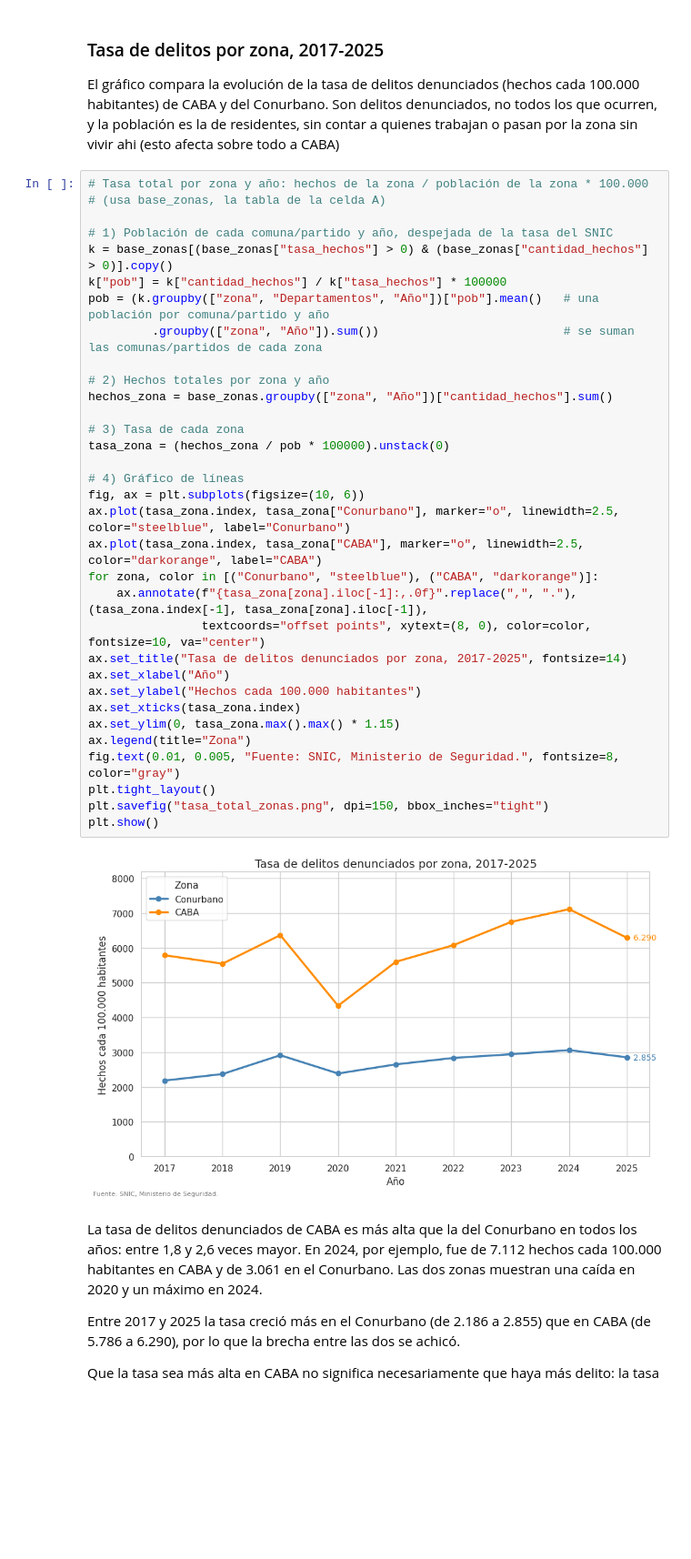
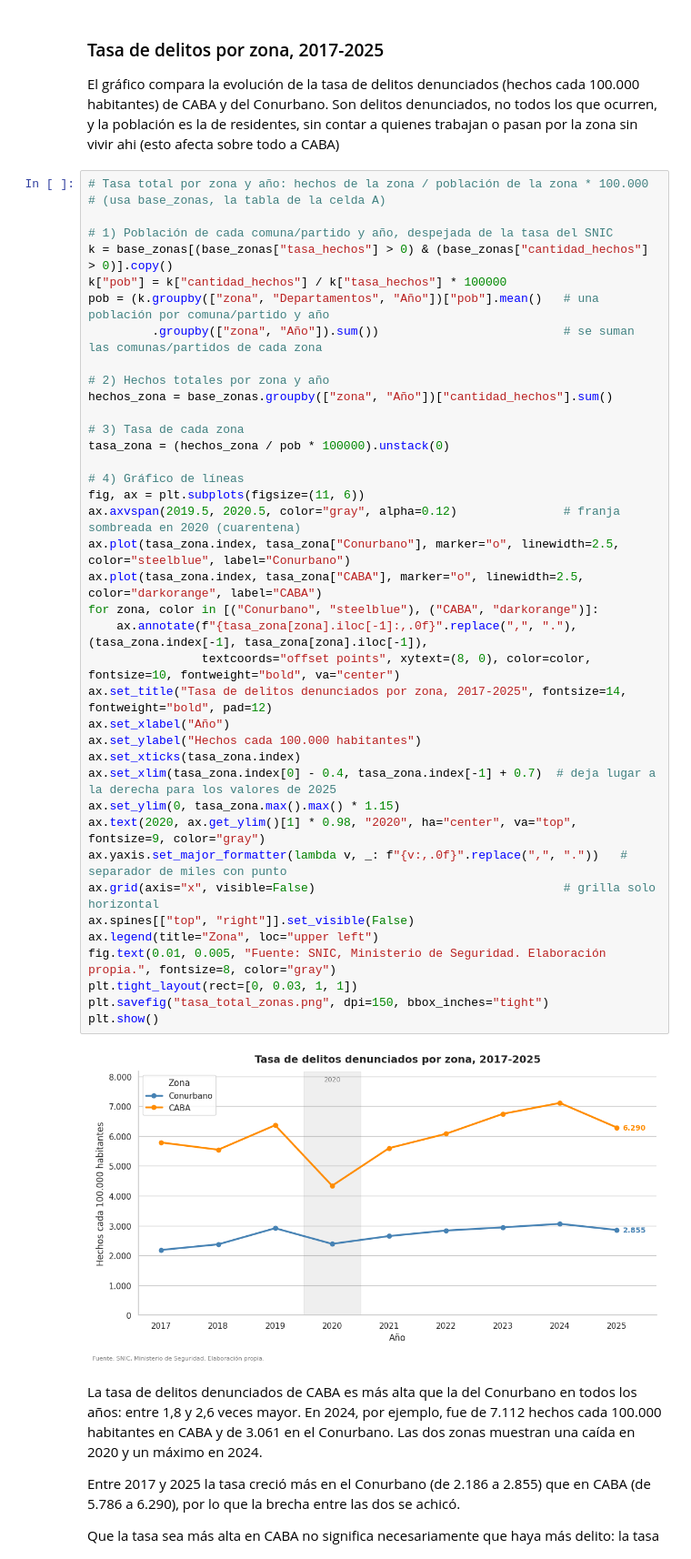
Before and after one commit to bauhaushm/TP-Delito_en_AMBA, a Jupyter notebook: TP_Delito.ipynb, the cells around one changed output. Shown at 91% size. Cells and saved outputs as stored; diff of their text form; blank space fills up the shorter version.

```diff
--- a/TP_Delito.ipynb
+++ b/TP_Delito.ipynb
@@ -693,38 +693,44 @@ y del Conurbano. Son delitos denunciados, no todos los que ocurren, y la poblaci
 # %%
 # Tasa total por zona y año: hechos de la zona / población de la zona * 100.000
 # (usa base_zonas, la tabla de la celda A)
 
 # 1) Población de cada comuna/partido y año, despejada de la tasa del SNIC
 k = base_zonas[(base_zonas["tasa_hechos"] > 0) & (base_zonas["cantidad_hechos"] > 0)].copy()
 k["pob"] = k["cantidad_hechos"] / k["tasa_hechos"] * 100000
 pob = (k.groupby(["zona", "Departamentos", "Año"])["pob"].mean()   # una población por comuna/partido y año
          .groupby(["zona", "Año"]).sum())                          # se suman las comunas/partidos de cada zona
 
 # 2) Hechos totales por zona y año
 hechos_zona = base_zonas.groupby(["zona", "Año"])["cantidad_hechos"].sum()
 
 # 3) Tasa de cada zona
 tasa_zona = (hechos_zona / pob * 100000).unstack(0)
 
 # 4) Gráfico de líneas
-fig, ax = plt.subplots(figsize=(10, 6))
+fig, ax = plt.subplots(figsize=(11, 6))
+ax.axvspan(2019.5, 2020.5, color="gray", alpha=0.12)               # franja sombreada en 2020 (cuarentena)
 ax.plot(tasa_zona.index, tasa_zona["Conurbano"], marker="o", linewidth=2.5, color="steelblue", label="Conurbano")
 ax.plot(tasa_zona.index, tasa_zona["CABA"], marker="o", linewidth=2.5, color="darkorange", label="CABA")
 for zona, color in [("Conurbano", "steelblue"), ("CABA", "darkorange")]:
     ax.annotate(f"{tasa_zona[zona].iloc[-1]:,.0f}".replace(",", "."), (tasa_zona.index[-1], tasa_zona[zona].iloc[-1]),
-                textcoords="offset points", xytext=(8, 0), color=color, fontsize=10, va="center")
-ax.set_title("Tasa de delitos denunciados por zona, 2017-2025", fontsize=14)
+                textcoords="offset points", xytext=(8, 0), color=color, fontsize=10, fontweight="bold", va="center")
+ax.set_title("Tasa de delitos denunciados por zona, 2017-2025", fontsize=14, fontweight="bold", pad=12)
 ax.set_xlabel("Año")
 ax.set_ylabel("Hechos cada 100.000 habitantes")
 ax.set_xticks(tasa_zona.index)
+ax.set_xlim(tasa_zona.index[0] - 0.4, tasa_zona.index[-1] + 0.7)  # deja lugar a la derecha para los valores de 2025
 ax.set_ylim(0, tasa_zona.max().max() * 1.15)
-ax.legend(title="Zona")
-fig.text(0.01, 0.005, "Fuente: SNIC, Ministerio de Seguridad.", fontsize=8, color="gray")
-plt.tight_layout()
+ax.text(2020, ax.get_ylim()[1] * 0.98, "2020", ha="center", va="top", fontsize=9, color="gray")
+ax.yaxis.set_major_formatter(lambda v, _: f"{v:,.0f}".replace(",", "."))   # separador de miles con punto
+ax.grid(axis="x", visible=False)                                   # grilla solo horizontal
+ax.spines[["top", "right"]].set_visible(False)
+ax.legend(title="Zona", loc="upper left")
+fig.text(0.01, 0.005, "Fuente: SNIC, Ministerio de Seguridad. Elaboración propia.", fontsize=8, color="gray")
+plt.tight_layout(rect=[0, 0.03, 1, 1])
 plt.savefig("tasa_total_zonas.png", dpi=150, bbox_inches="tight")
 plt.show()
 # %% [output]
-[figure, old version]
+[figure, new version]
 # %% [markdown]
 La tasa de delitos denunciados de CABA es más alta que la del Conurbano en todos los
 años: entre 1,8 y 2,6 veces mayor. En 2024, por ejemplo, fue de 7.112 hechos cada 100.000 habitantes en CABA
```
Also changed, not shown: parts of 4 cells of this notebook.
